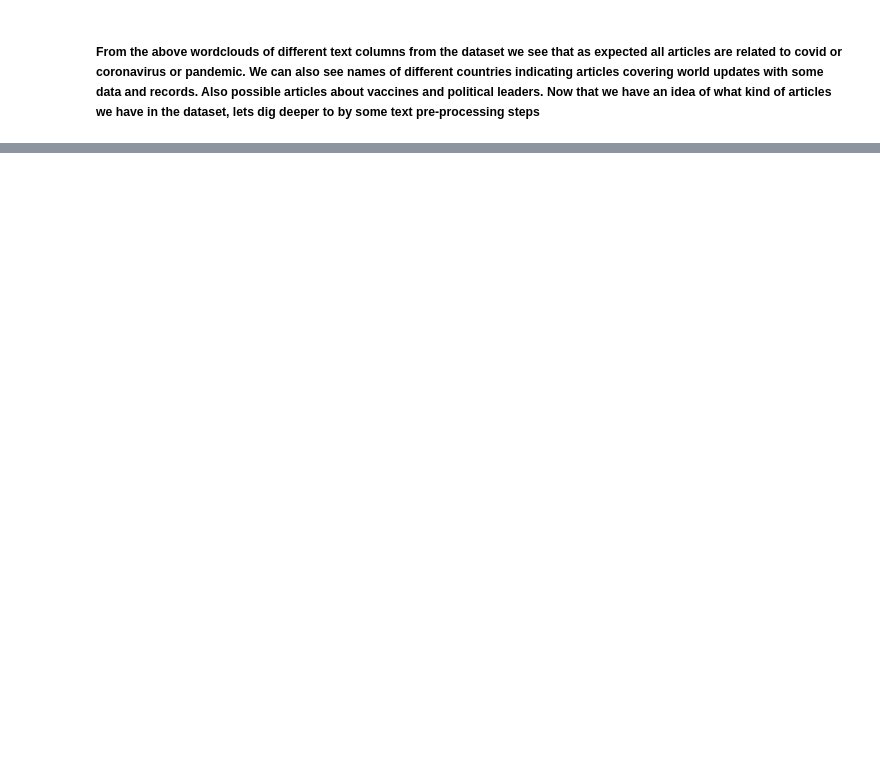
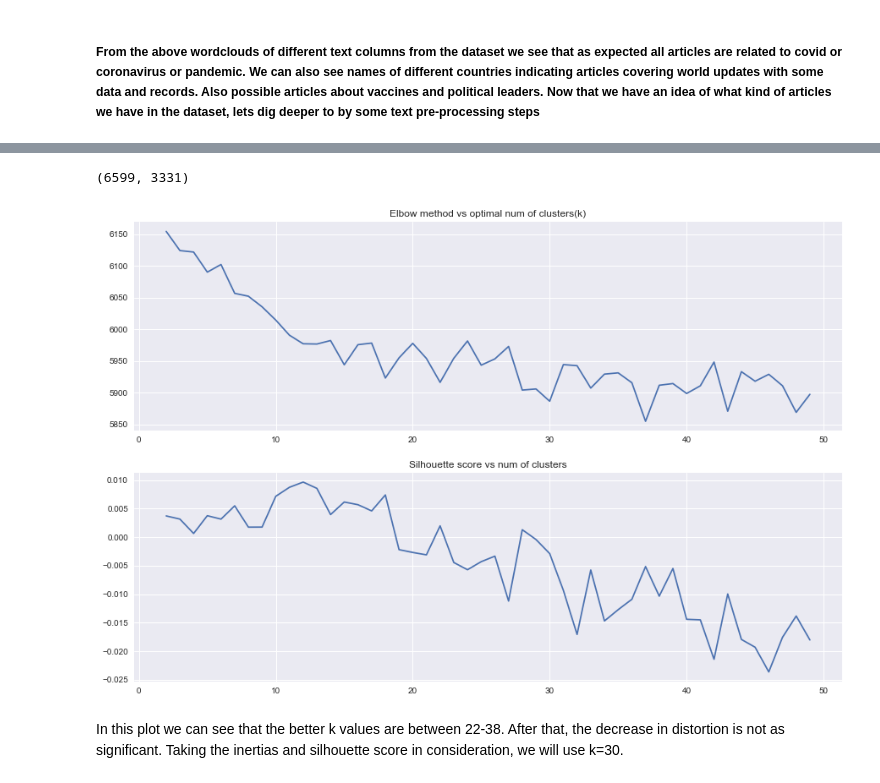
Before and after one commit to asha2490/Springboard, a Jupyter notebook: Capstone Project 2.ipynb, the cells around one changed output, grey strips where cells are left out. Saved outputs shown, nothing was run; the diff lists cells and outputs as text; code cells hidden in the pictures; blank space fills up the shorter version.

```diff
--- a/Capstone Project 2.ipynb
+++ b/Capstone Project 2.ipynb
@@ -404,0 +489,5 @@ plt.show()
+# %%
+for combined_text, tokens in zip(df_processed['combined_text'].head(5), df_processed['tokens'].head(5)):
+    print('combined_text:', combined_text)
+    print('tokens:', tokens)
+    print()
@@ -404,0 +631,8 @@ plt.show()
+# %%
+from sklearn.decomposition import PCA
+
+pca = PCA(n_components=0.95, random_state=42)
+X_reduced= pca.fit_transform(X.toarray())
+X_reduced.shape
+# %% [output]
+(6599, 3331)
@@ -404,0 +645,25 @@ plt.show()
+# %%
+inertias = []
+sil_scores = []
+k_max = 50
+for k in range(2, k_max):
+    k_means = MiniBatchKMeans(n_clusters=k, init='k-means++', random_state=42)
+    k_means.fit(X_reduced)
+    sil_score = silhouette_score(X_reduced, k_means.labels_)
+    sil_scores.append(sil_score)
+    inertias.append(k_means.inertia_)
+
+
+f, (ax1, ax2) = plt.subplots(2, 1, figsize=(15, 10))
+
+ax1.plot(range(2, k_max), inertias)
+ax1.set_title('Elbow method vs optimal num of clusters(k)')
+ax1.grid(True)
+
+ax2.plot(range(2, k_max), sil_scores)
+ax2.set_title('Silhouette score vs num of clusters')
+ax2.grid(True)
+# %% [output]
+[figure, added]
+# %% [markdown]
+In this plot we can see that the better k values are between 22-38. After that, the decrease in distortion is not as significant. Taking the inertias and silhouette score in consideration, we will use k=30.
```
Also changed, not shown: parts of 31 cells of this notebook.
